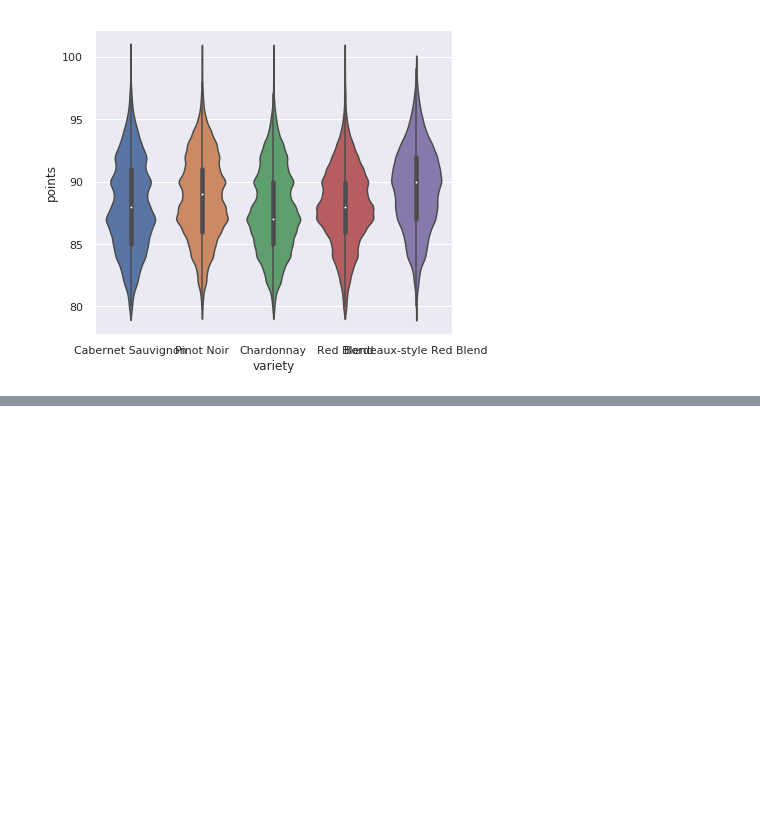
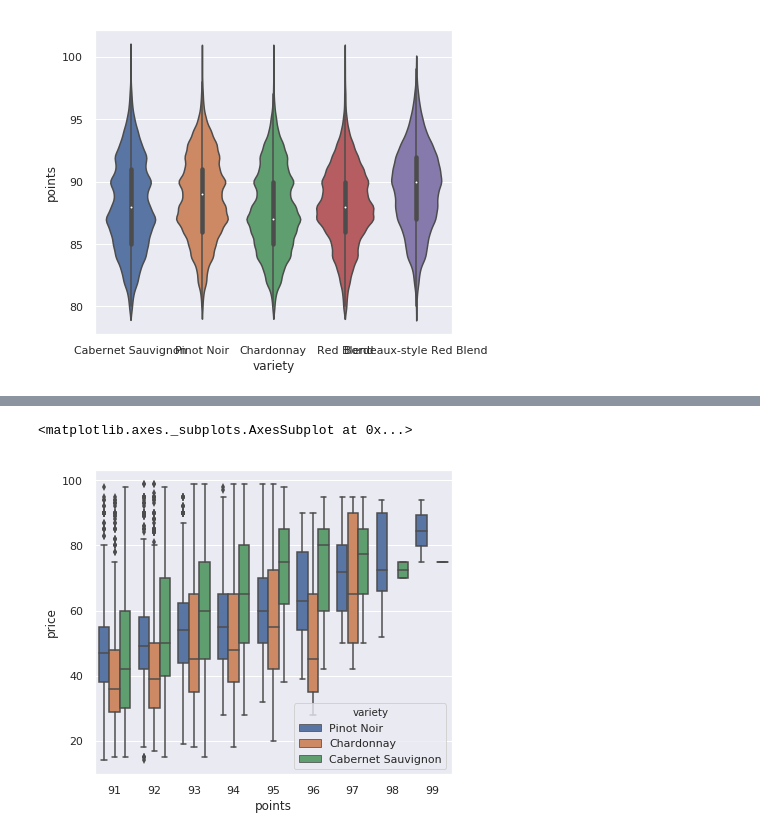
Before and after one commit to ArmaanBhullar/python-visualization, a Jupyter notebook: pandas_visualizations.ipynb, the cells around one changed output, grey strips where cells are left out. Saved outputs shown, nothing was run; the diff lists cells and outputs as text; code cells hidden in the pictures; blank space fills up the shorter version.

```diff
--- a/pandas_visualizations.ipynb
+++ b/pandas_visualizations.ipynb
@@ -105,0 +128,7 @@ sns.violinplot(x='variety', y='points',data=df_wine[df_wine.variety.isin(df_wine
+# %%
+# Now let's do a multivariable plot
+sns.boxplot(x='points', y='price', hue='variety', data=df[(df.price<100) & (df.points>90)])
+#from here we conclude that for same points, Cabernet Sauvignon tends to be more expensive than Pinot Noir than Chardonnay
+# %% [output]
+<matplotlib.axes._subplots.AxesSubplot at 0x...>
+[figure, added]
```
Also changed, not shown: parts of 5 cells of this notebook.
